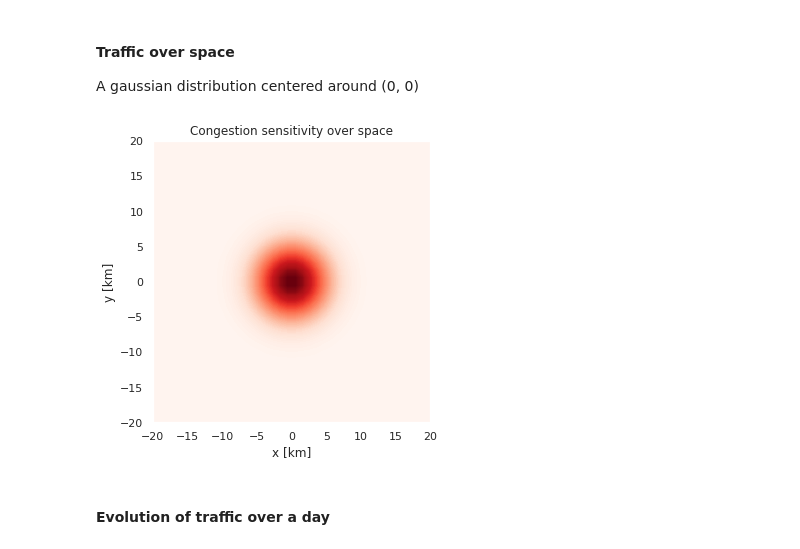
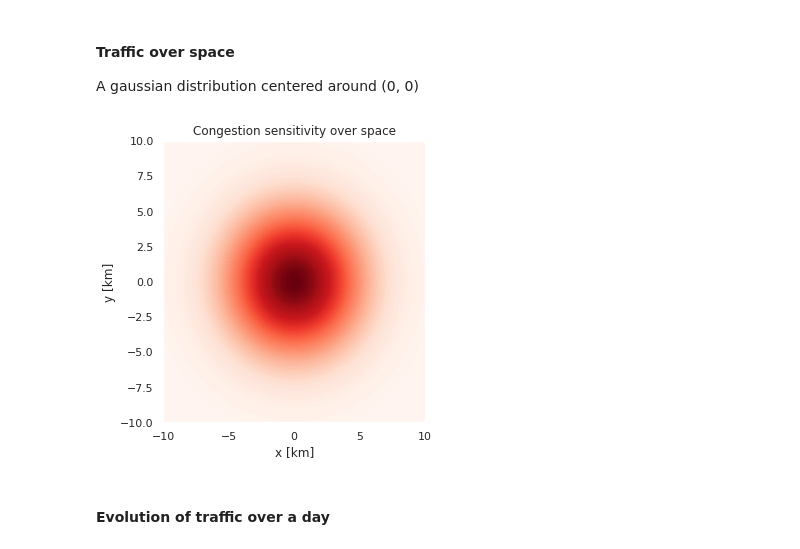
Before and after one commit to LetteraUnica/mathematical-optimization, a Jupyter notebook: final-project/TDASPR.ipynb, the cells around one changed output. Cells and saved outputs as stored; diff of their text form; code cells hidden in the pictures.

```diff
--- a/final-project/TDASPR.ipynb
+++ b/final-project/TDASPR.ipynb
@@ -84,20 +84,20 @@ pl.savefig("congestion_over_time.png", dpi=200)
 #### Traffic over space
 A gaussian distribution centered around (0, 0)
 # %%
-x = np.linspace(-20, 20, 40)
-y = np.linspace(-20, 20, 40)
+x = np.linspace(-10, 10, 40)
+y = np.linspace(-10, 10, 40)
 xx, yy = np.meshgrid(x, y)
 pl.figure(figsize=(5, 5))
 pl.contourf(xx, yy, traffic_over_space((xx, yy)), 100, figsize=(5,5), cmap="Reds", )
 pl.title("Congestion sensitivity over space")
 pl.ylabel("y [km]")
 pl.xlabel("x [km]")
 # pl.colorbar()
 
 pl.tight_layout()
 pl.savefig("sensitivity_over_space.png", dpi=200)
 # %% [output]
-[figure, old version]
+[figure, new version]
 # %%
 # A traffic model gives the traffic at a specified time and place in a city
 model = TrafficModel(traffic_over_space, traffic_over_time)
```
Also changed, not shown: parts of 1 cell of this notebook, 1 other file.
